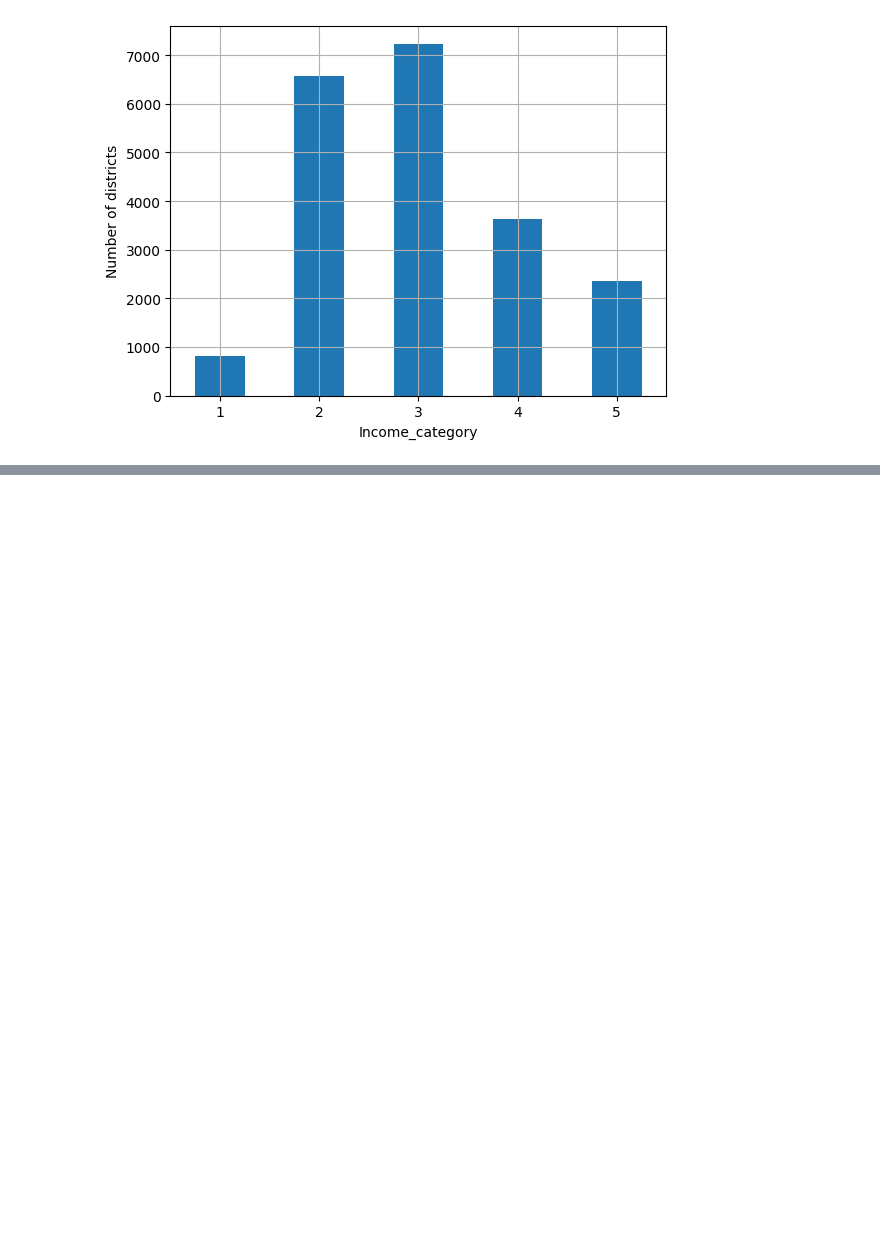
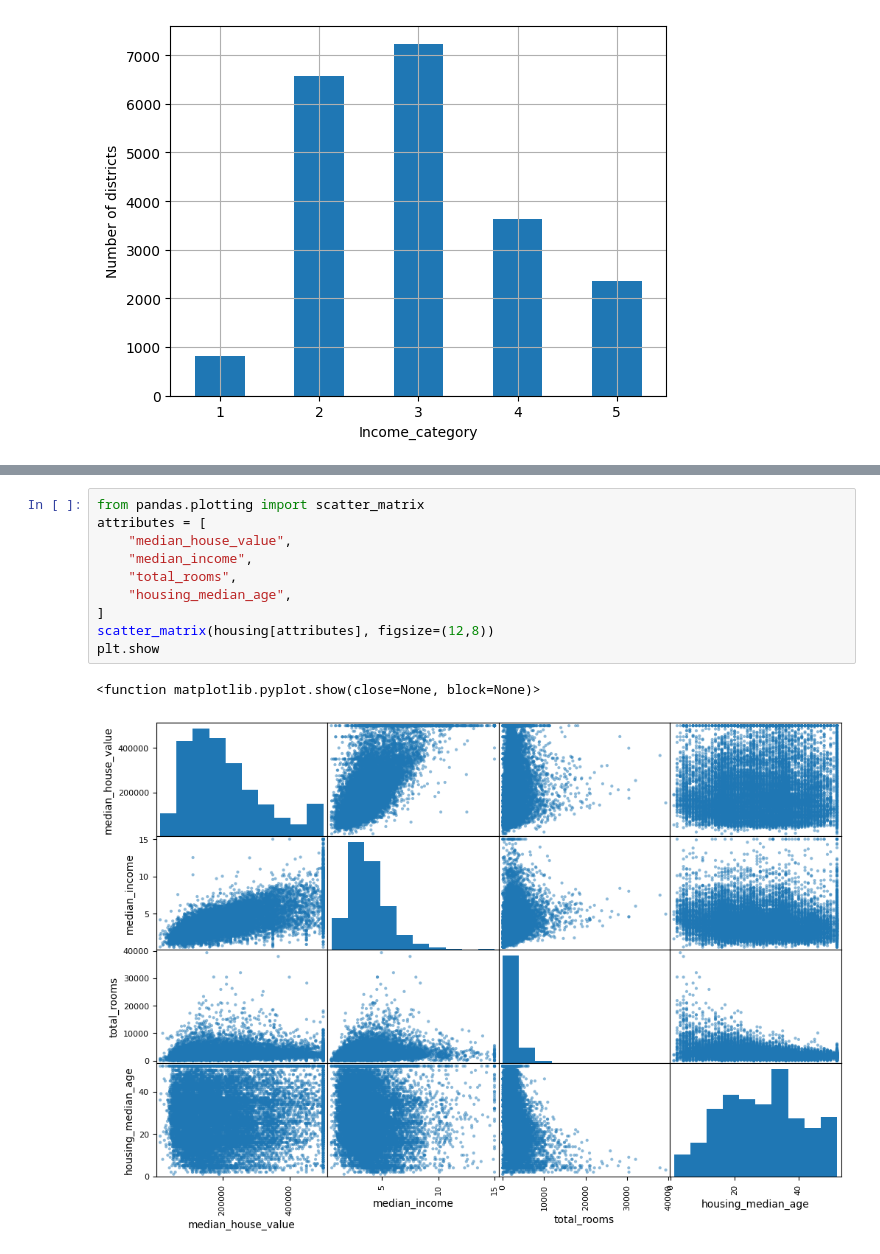
Before and after one commit to Hanifemam/hands-on, a Jupyter notebook: chap1/chap1.ipynb, the cells around one changed output, grey strips where cells are left out. Drawn from its saved outputs; the diff is of its cells as text; blank space fills up the shorter version.

```diff
--- a/chap1/chap1.ipynb
+++ b/chap1/chap1.ipynb
@@ -93,0 +164,13 @@ plt.show()
+# %%
+from pandas.plotting import scatter_matrix
+attributes = [
+    "median_house_value",
+    "median_income",
+    "total_rooms",
+    "housing_median_age",
+]
+scatter_matrix(housing[attributes], figsize=(12,8))
+plt.show
+# %% [output]
+<function matplotlib.pyplot.show(close=None, block=None)>
+[figure, added]
```
Also changed, not shown: parts of 11 cells of this notebook.
